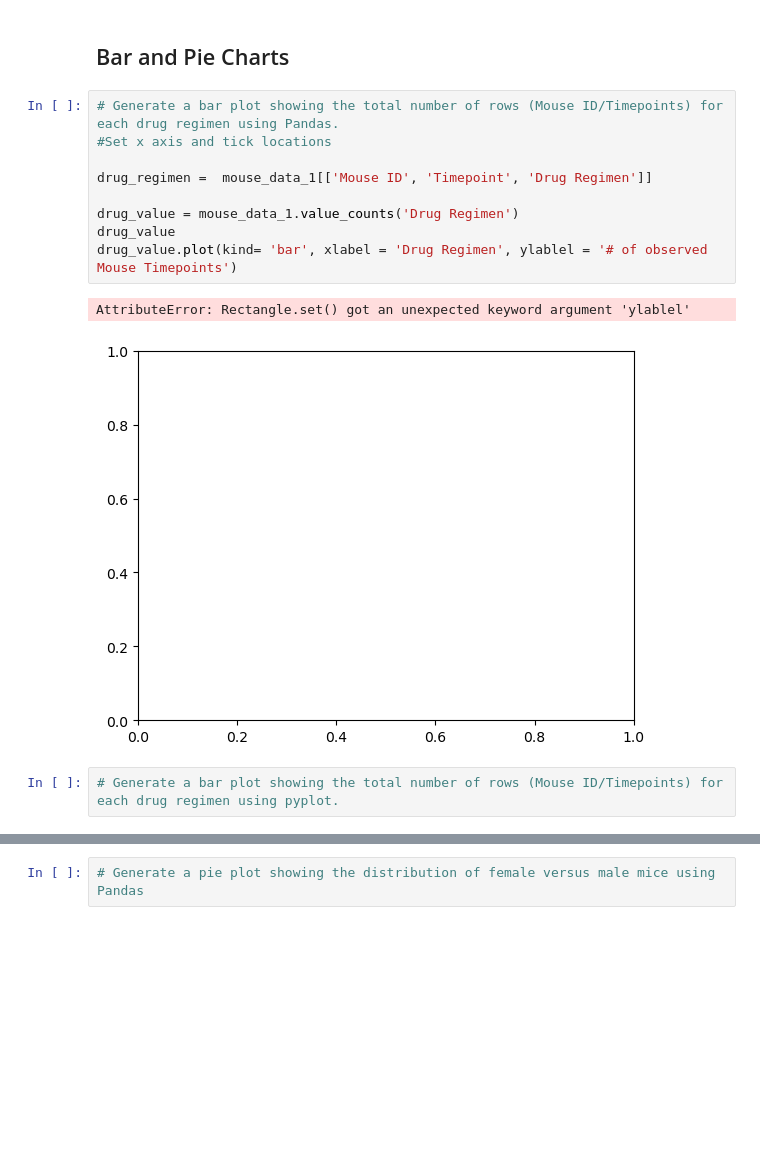
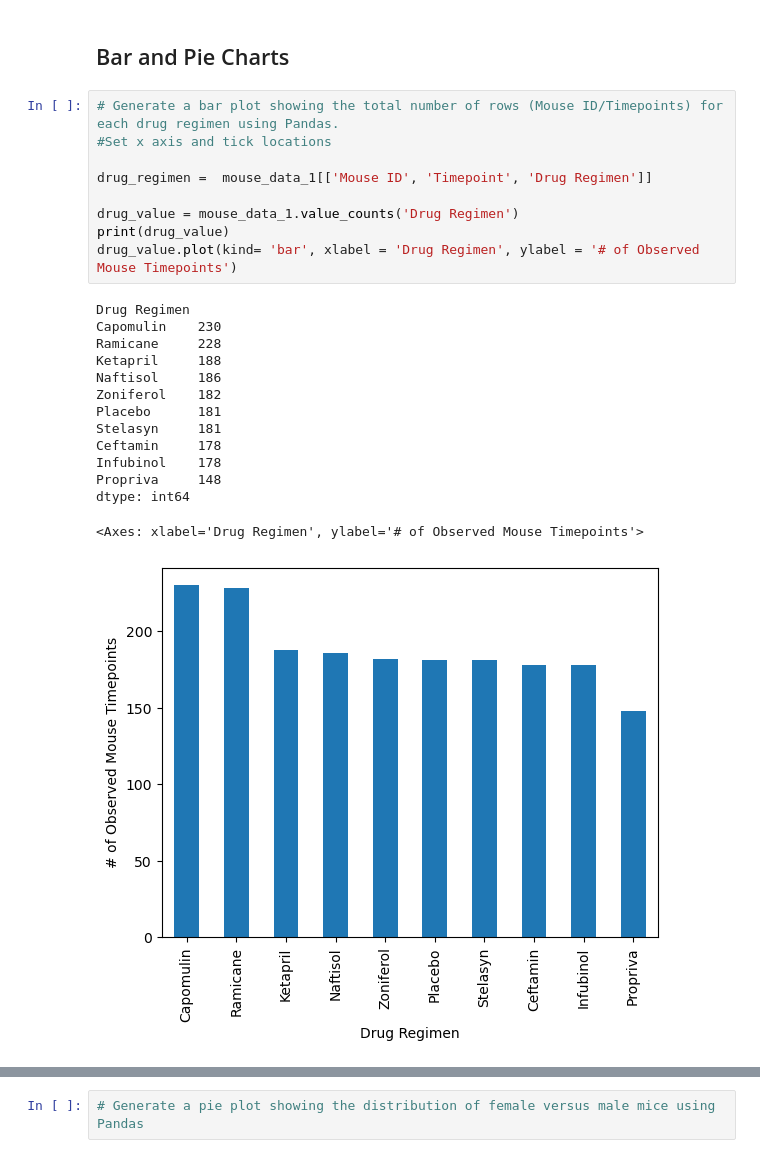
Before and after one commit to Kevin-Lad/matplotlib-challenge, a Jupyter notebook: Pymaceuticals/pymaceuticals_starter.ipynb, the cells around one changed output, grey strips where cells are left out. Drawn from its saved outputs; the diff is of its cells as text; blank space fills up the shorter version.

Commit message:
bar charts complete

```diff
--- a/Pymaceuticals/pymaceuticals_starter.ipynb
+++ b/Pymaceuticals/pymaceuticals_starter.ipynb
@@ -163,14 +163,24 @@ summary_table
 # %%
 # Generate a bar plot showing the total number of rows (Mouse ID/Timepoints) for each drug regimen using Pandas.
 #Set x axis and tick locations
 
 drug_regimen =  mouse_data_1[['Mouse ID', 'Timepoint', 'Drug Regimen']]
 
 drug_value = mouse_data_1.value_counts('Drug Regimen')
-drug_value
-drug_value.plot(kind= 'bar', xlabel = 'Drug Regimen', ylablel = '# of observed Mouse Timepoints')
+print(drug_value)
+drug_value.plot(kind= 'bar', xlabel = 'Drug Regimen', ylabel = '# of Observed Mouse Timepoints')
 # %% [output]
-AttributeError: Rectangle.set() got an unexpected keyword argument 'ylablel'
+Drug Regimen
+Capomulin    230
+Ramicane     228
+Ketapril     188
+Naftisol     186
+Zoniferol    182
+Placebo      181
+Stelasyn     181
+Ceftamin     178
+Infubinol    178
+Propriva     148
+dtype: int64
+<Axes: xlabel='Drug Regimen', ylabel='# of Observed Mouse Timepoints'>
-[figure, old version]
+[figure, new version]
-# %%
-# Generate a bar plot showing the total number of rows (Mouse ID/Timepoints) for each drug regimen using pyplot.
```
Also changed, not shown: parts of 1 cell of this notebook.
